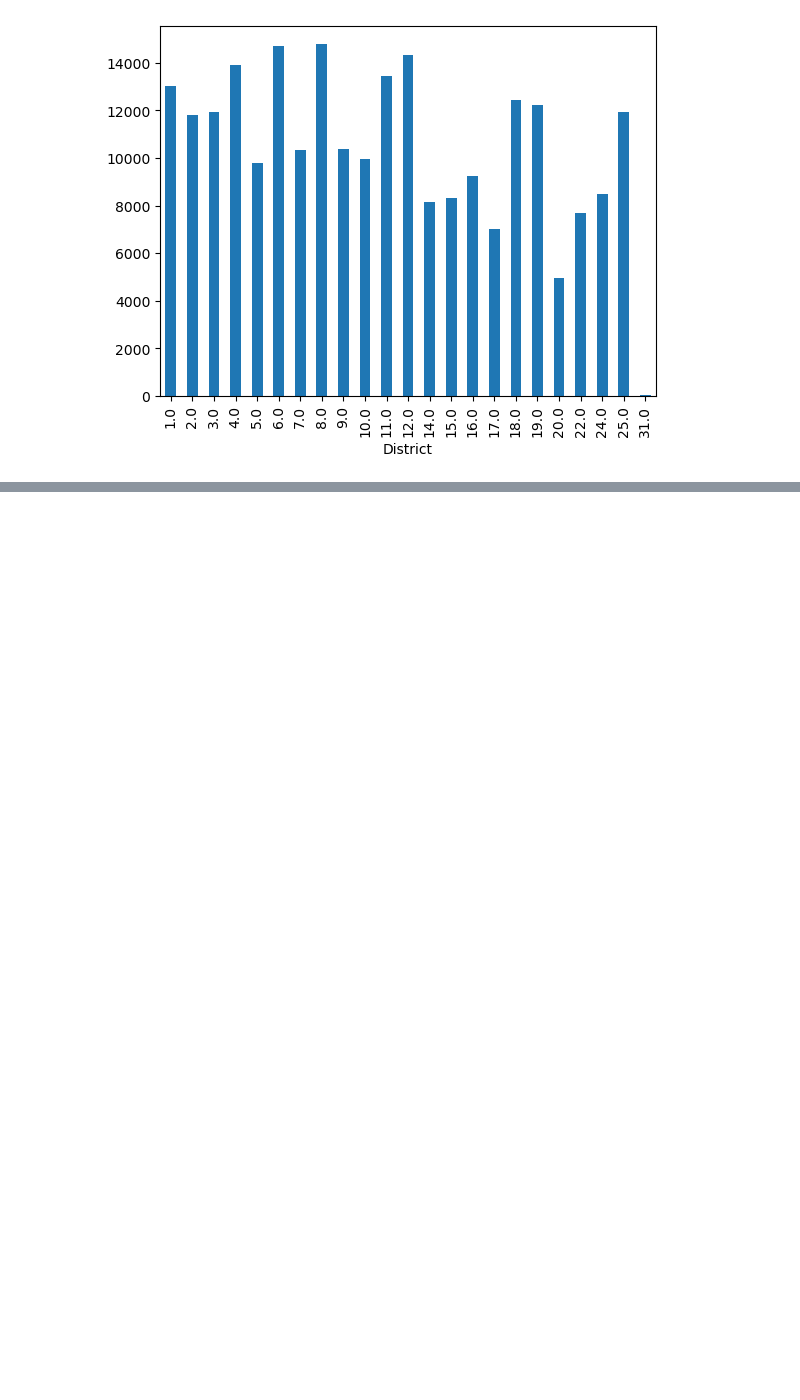
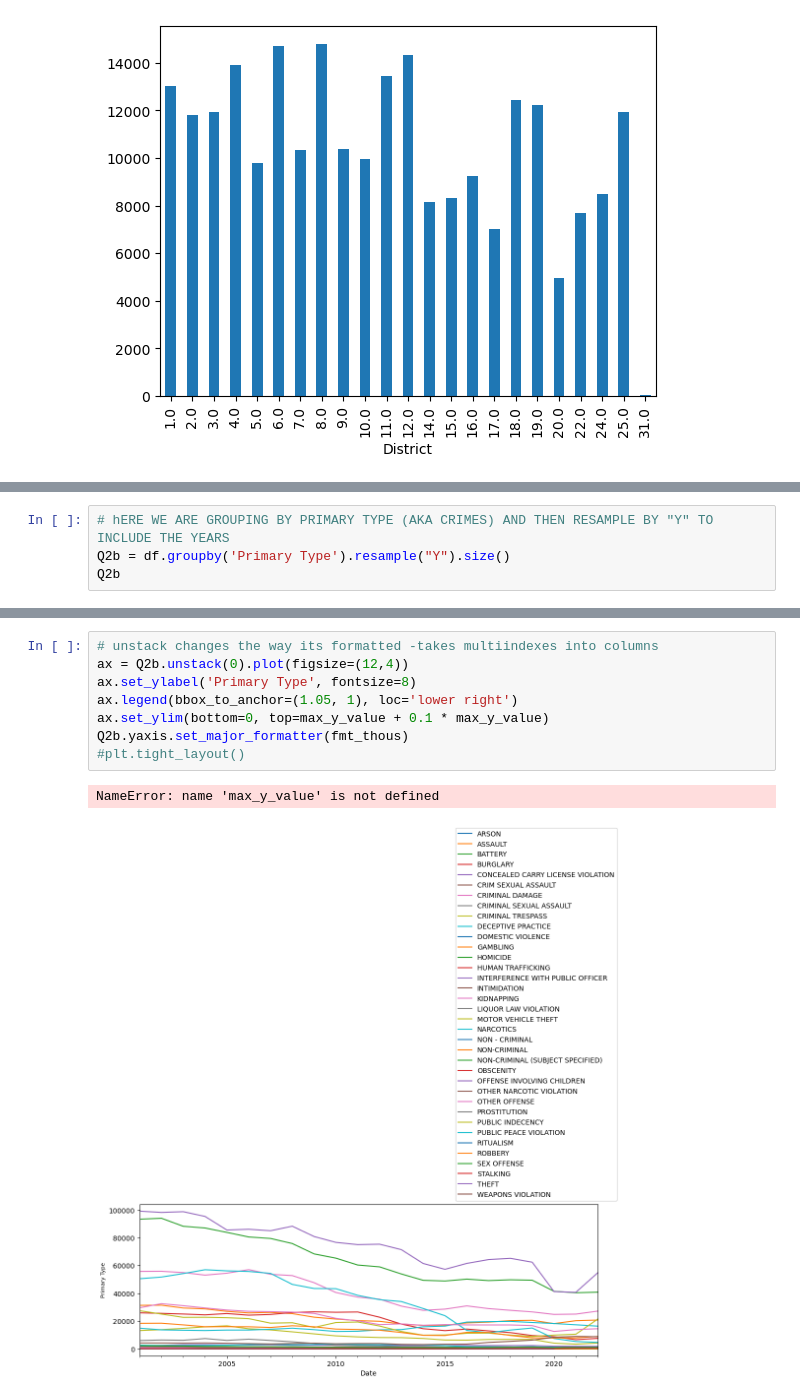
Before and after one commit to lrnrdr/Project-3-Part-1-Core, a Jupyter notebook: Project 3 Part 1.ipynb, the cells around one changed output, grey strips where cells are left out. Saved outputs shown, nothing was run; the diff lists cells and outputs as text; blank space fills up the shorter version.

```diff
--- a/Project 3 Part 1.ipynb
+++ b/Project 3 Part 1.ipynb
@@ -140,0 +165,4 @@ Q1.plot(kind ='bar')
+# %%
+# hERE WE ARE GROUPING BY PRIMARY TYPE (AKA CRIMES) AND THEN RESAMPLE BY "Y" TO INCLUDE THE YEARS
+Q2b = df.groupby('Primary Type').resample("Y").size()
+Q2b
@@ -140,0 +183,11 @@ Q1.plot(kind ='bar')
+# %%
+# unstack changes the way its formatted -takes multiindexes into columns
+ax = Q2b.unstack(0).plot(figsize=(12,4))
+ax.set_ylabel('Primary Type', fontsize=8)
+ax.legend(bbox_to_anchor=(1.05, 1), loc='lower right')
+ax.set_ylim(bottom=0, top=max_y_value + 0.1 * max_y_value)
+Q2b.yaxis.set_major_formatter(fmt_thous)
+#plt.tight_layout()
+# %% [output]
+NameError: name 'max_y_value' is not defined
+[figure, added]
```
Also changed, not shown: parts of 15 cells of this notebook.
